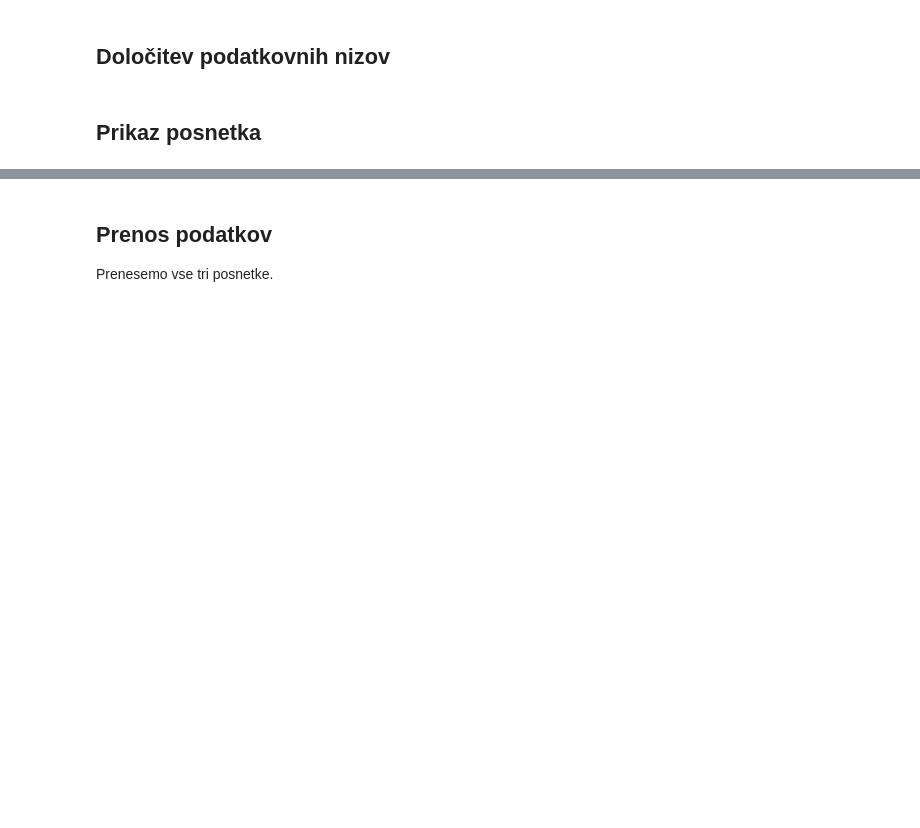
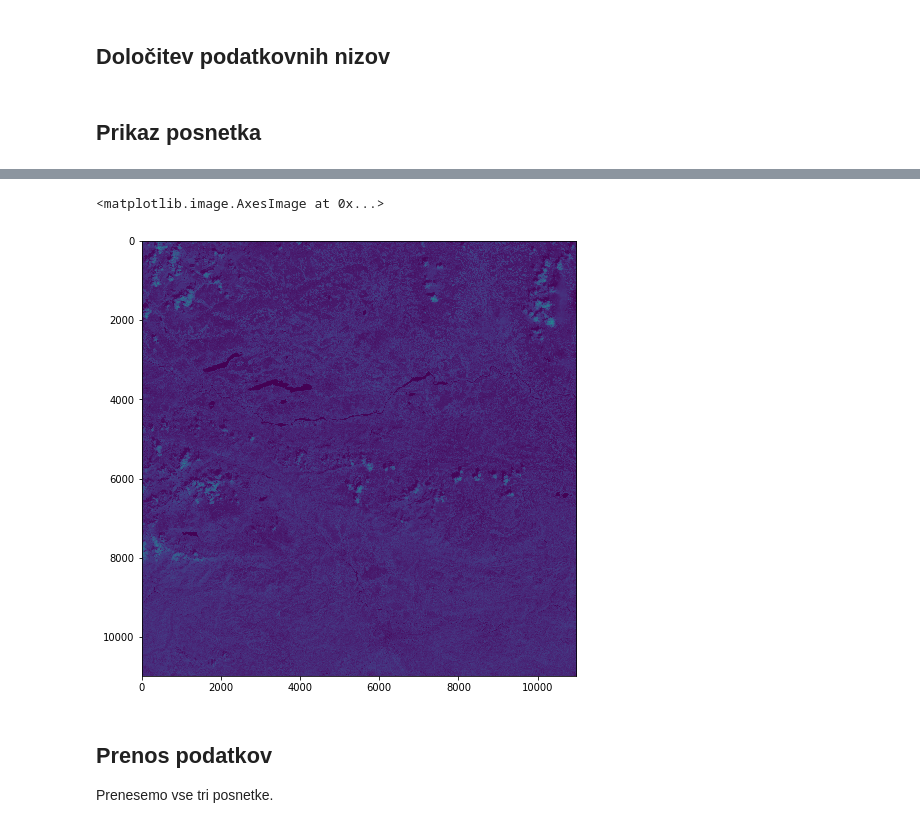
Before and after one commit to EarthObservation/GeoDev, a Jupyter notebook: Iskanje in prenos posnetkov Sentinel-2.ipynb, the cells around one changed output, grey strips where cells are left out. Cells and saved outputs as stored; diff of their text form; code cells hidden in the pictures; blank space fills up the shorter version.

```diff
--- a/Iskanje in prenos posnetkov Sentinel-2.ipynb
+++ b/Iskanje in prenos posnetkov Sentinel-2.ipynb
@@ -169,7 +243,10 @@ plt.imshow(preview)
 # %%
 # 8 kanal
 # plt.imshow(b8a, cmap='gray')
-plt.imshow(b8a, cmap='viridis')
+plt.imshow(b8a)
+# %% [output]
+<matplotlib.image.AxesImage at 0x...>
+[figure, added]
 # %% [markdown]
 ## Prenos podatkov
 
```
Also changed, not shown: parts of 12 cells of this notebook.
